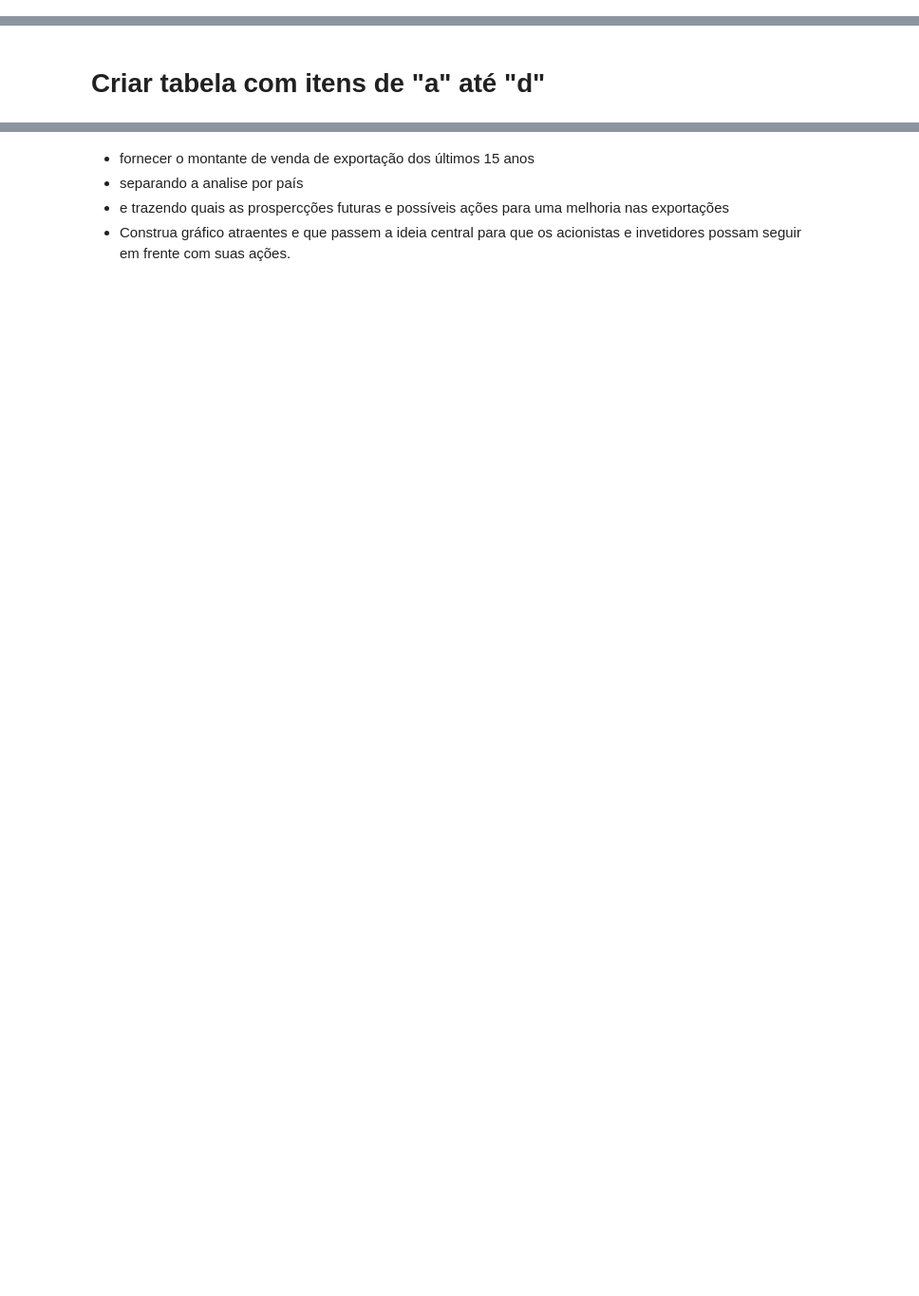
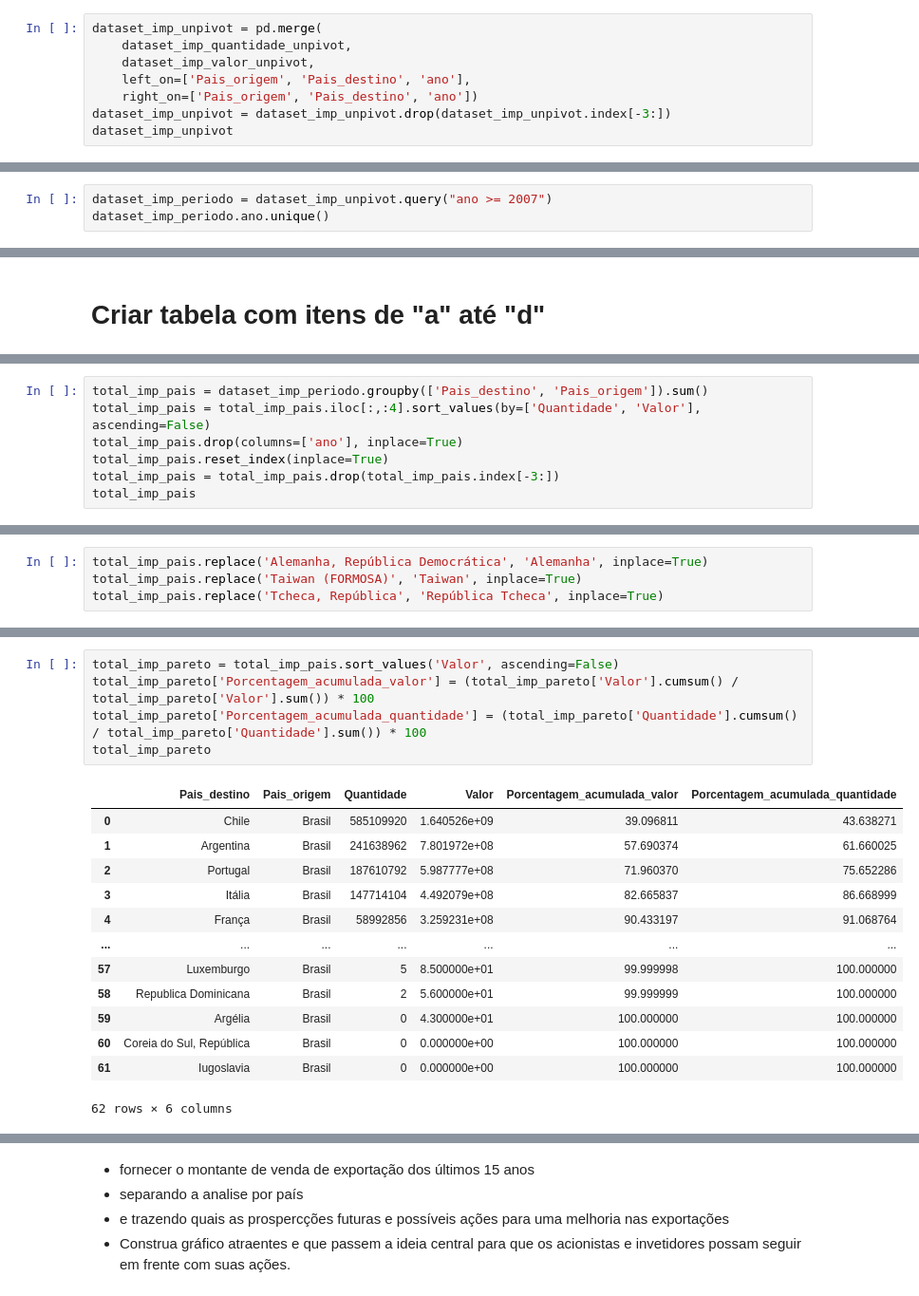
Before and after one commit to MCardosoDev/Tech_Challenge_Fase1, a Jupyter notebook: Tech_Challenge.ipynb, the cells around one changed output, grey strips where cells are left out. Shown at 95% size. Saved outputs shown, nothing was run; the diff lists cells and outputs as text; blank space fills up the shorter version.

```diff
--- a/Tech_Challenge.ipynb
+++ b/Tech_Challenge.ipynb
@@ -199,0 +306,8 @@ total_ano.head()
+# %%
+dataset_imp_unpivot = pd.merge(
+    dataset_imp_quantidade_unpivot,
+    dataset_imp_valor_unpivot,
+    left_on=['Pais_origem', 'Pais_destino', 'ano'],
+    right_on=['Pais_origem', 'Pais_destino', 'ano'])
+dataset_imp_unpivot = dataset_imp_unpivot.drop(dataset_imp_unpivot.index[-3:])
+dataset_imp_unpivot
@@ -199,0 +334,3 @@ total_ano.head()
+# %%
+dataset_imp_periodo = dataset_imp_unpivot.query("ano >= 2007")
+dataset_imp_periodo.ano.unique()
@@ -219,3 +401,10 @@ total_pais
 | 122 | Tanzânia | Brasil | 0 | 0 |
 | 123 | Tunísia | Brasil | 0 | 0 |
 124 rows × 4 columns
+# %%
+total_imp_pais = dataset_imp_periodo.groupby(['Pais_destino', 'Pais_origem']).sum()
+total_imp_pais = total_imp_pais.iloc[:,:4].sort_values(by=['Quantidade', 'Valor'], ascending=False)
+total_imp_pais.drop(columns=['ano'], inplace=True)
+total_imp_pais.reset_index(inplace=True)
+total_imp_pais = total_imp_pais.drop(total_imp_pais.index[-3:])
+total_imp_pais
@@ -221,0 +475,4 @@ total_pais
+# %%
+total_imp_pais.replace('Alemanha, República Democrática', 'Alemanha', inplace=True)
+total_imp_pais.replace('Taiwan (FORMOSA)', 'Taiwan', inplace=True)
+total_imp_pais.replace('Tcheca, República', 'República Tcheca', inplace=True)
@@ -221,0 +498,19 @@ total_pais
+# %%
+total_imp_pareto = total_imp_pais.sort_values('Valor', ascending=False)
+total_imp_pareto['Porcentagem_acumulada_valor'] = (total_imp_pareto['Valor'].cumsum() / total_imp_pareto['Valor'].sum()) * 100
+total_imp_pareto['Porcentagem_acumulada_quantidade'] = (total_imp_pareto['Quantidade'].cumsum() / total_imp_pareto['Quantidade'].sum()) * 100
+total_imp_pareto
+# %% [output]
+|  | Pais_destino | Pais_origem | Quantidade | Valor | Porcentagem_acumulada_valor | Porcentagem_acumulada_quantidade |
+| 0 | Chile | Brasil | 585109920 | 1.640526e+09 | 39.096811 | 43.638271 |
+| 1 | Argentina | Brasil | 241638962 | 7.801972e+08 | 57.690374 | 61.660025 |
+| 2 | Portugal | Brasil | 187610792 | 5.987777e+08 | 71.960370 | 75.652286 |
+| 3 | Itália | Brasil | 147714104 | 4.492079e+08 | 82.665837 | 86.668999 |
+| 4 | França | Brasil | 58992856 | 3.259231e+08 | 90.433197 | 91.068764 |
+| ... | ... | ... | ... | ... | ... | ... |
+| 57 | Luxemburgo | Brasil | 5 | 8.500000e+01 | 99.999998 | 100.000000 |
+| 58 | Republica Dominicana | Brasil | 2 | 5.600000e+01 | 99.999999 | 100.000000 |
+| 59 | Argélia | Brasil | 0 | 4.300000e+01 | 100.000000 | 100.000000 |
+| 60 | Coreia do Sul, República | Brasil | 0 | 0.000000e+00 | 100.000000 | 100.000000 |
+| 61 | Iugoslavia | Brasil | 0 | 0.000000e+00 | 100.000000 | 100.000000 |
+62 rows × 6 columns
```
Also changed, not shown: parts of 70 cells of this notebook, 2 other files.
